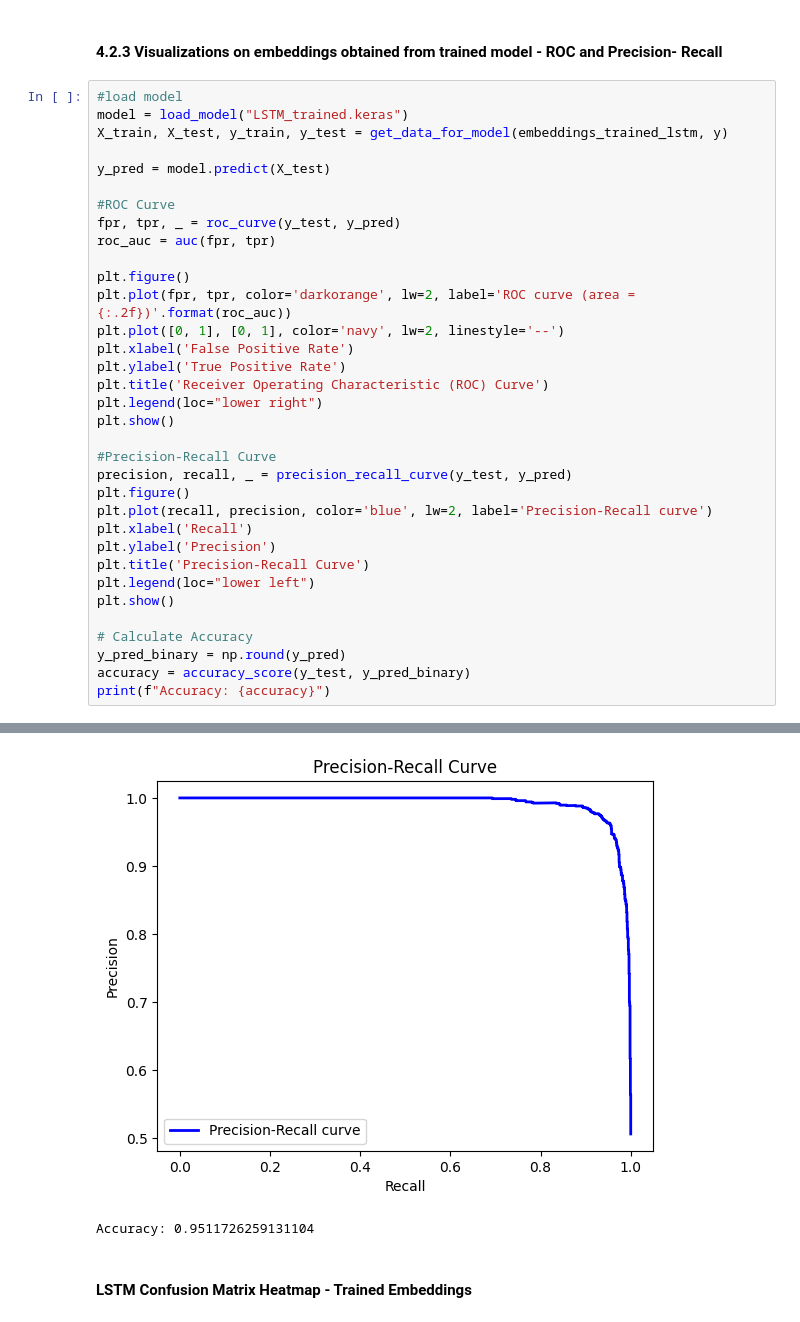
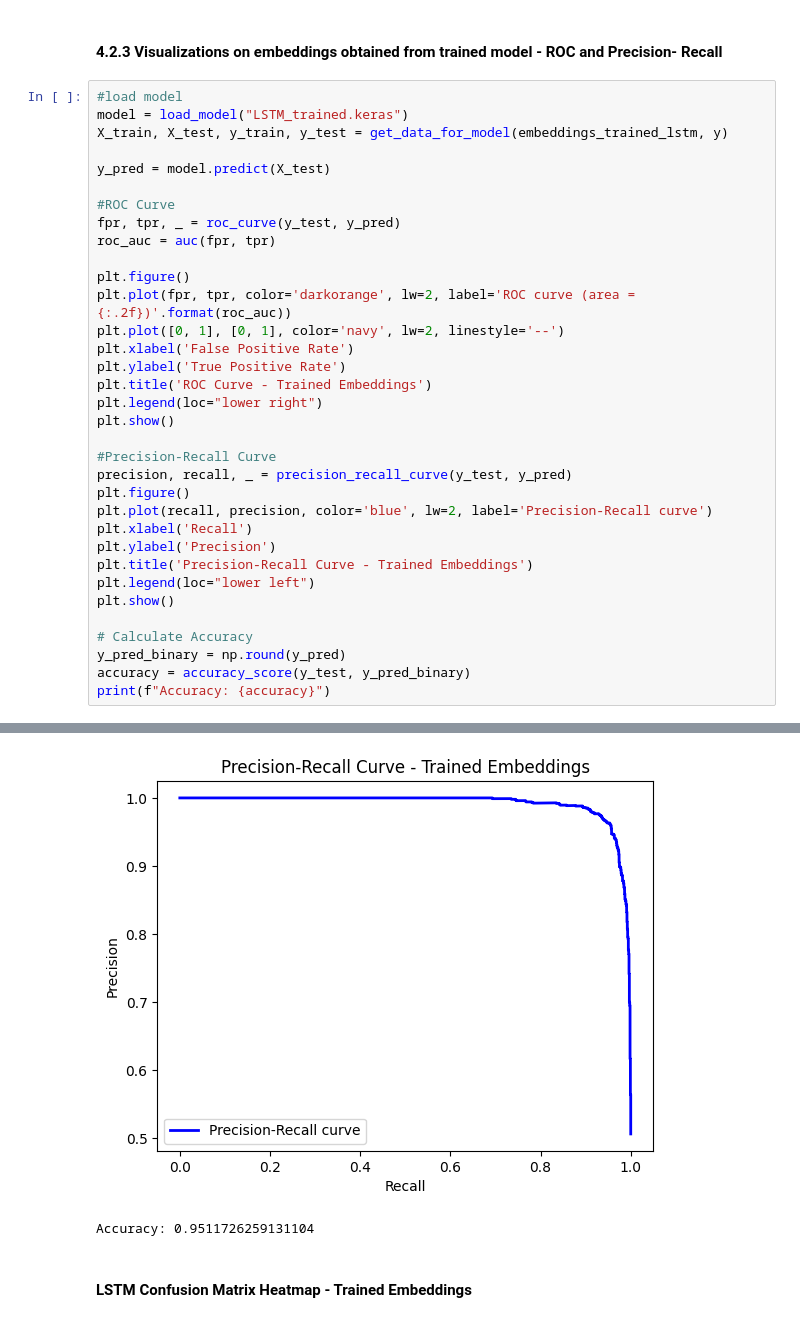
Before and after one commit to Akhila-Ravi1/HumourMe, a Jupyter notebook: Code/Models.ipynb, the cells around one changed output, grey strips where cells are left out. Cells and saved outputs as stored; diff of their text form.

```diff
--- a/Code/Models.ipynb
+++ b/Code/Models.ipynb
@@ -401,7 +401,7 @@ plt.plot(fpr, tpr, color='darkorange', lw=2, label='ROC curve (area = {:.2f})'.f
 plt.plot([0, 1], [0, 1], color='navy', lw=2, linestyle='--')
 plt.xlabel('False Positive Rate')
 plt.ylabel('True Positive Rate')
-plt.title('Receiver Operating Characteristic (ROC) Curve')
+plt.title('ROC Curve - Trained Embeddings')
 plt.legend(loc="lower right")
 plt.show()
 
@@ -411,7 +411,7 @@ plt.figure()
 plt.plot(recall, precision, color='blue', lw=2, label='Precision-Recall curve')
 plt.xlabel('Recall')
 plt.ylabel('Precision')
-plt.title('Precision-Recall Curve')
+plt.title('Precision-Recall Curve - Trained Embeddings')
 plt.legend(loc="lower left")
 plt.show()
 
@@ -425,4 +425,4 @@ print(f"Accuracy: {accuracy}")
-[figure, old version]
+[figure, new version]
 Accuracy: 0.9511726259131104
 # %% [markdown]
 ####  LSTM Confusion Matrix Heatmap - Trained Embeddings
```
Also changed, not shown: parts of 4 cells of this notebook.
